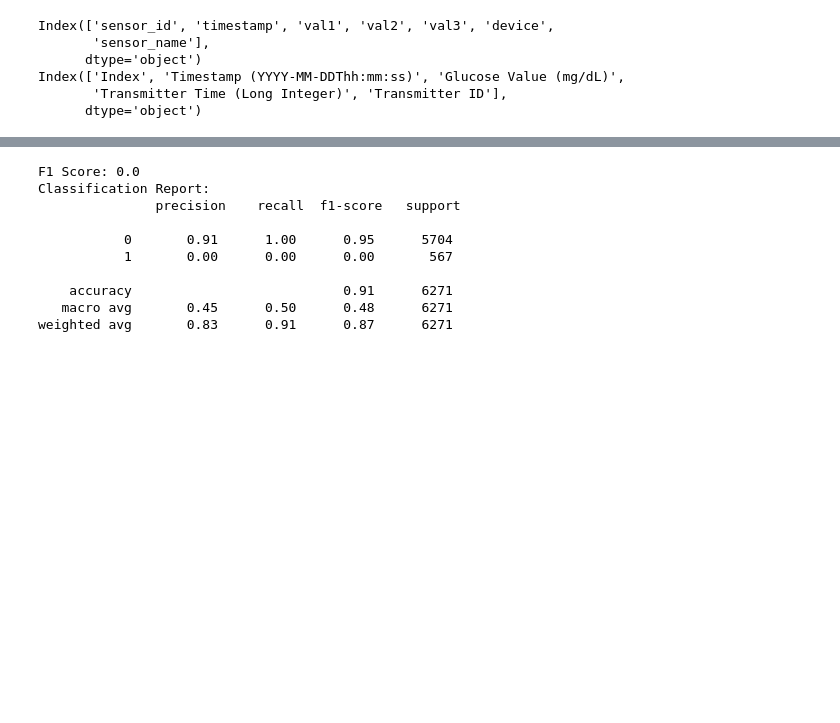
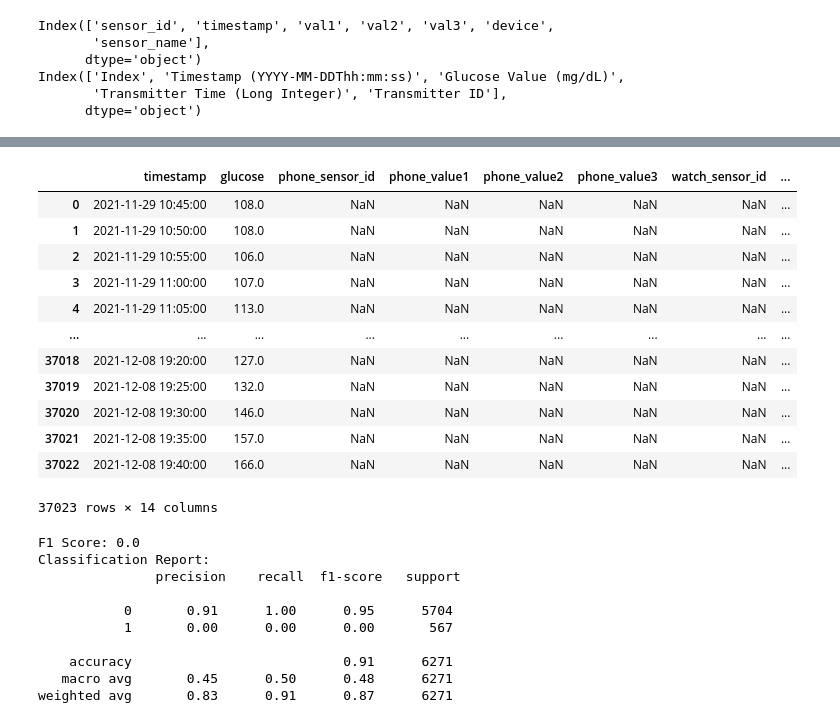
Before and after one commit to willsonr8/CAP4770-Project, a Jupyter notebook: Notebook.ipynb, the cells around one changed output, grey strips where cells are left out. Saved outputs shown, nothing was run; the diff lists cells and outputs as text; code cells hidden in the pictures; blank space fills up the shorter version.

```diff
--- a/Notebook.ipynb
+++ b/Notebook.ipynb
@@ -64,7 +189,6 @@ def proc_sensors(path, device_label):
 # %%
 patient_dfs = {}
 # %%
-patient_folder = Path("Datasets/glucdict-1/Glucdict Dataset")
 for user_dir in patient_folder.iterdir():
     if not user_dir.is_dir():
         continue
@@ -326,3 +460,19 @@ Error processing User7: Passed header=1 but only 1 lines in file
+# %%
+final_df
+# %% [output]
+|  | timestamp | glucose | phone_sensor_id | phone_value1 | phone_value2 | phone_value3 | watch_sensor_id | ... |
+| 0 | 2021-11-29 10:45:00 | 108.0 | NaN | NaN | NaN | NaN | NaN | ... |
+| 1 | 2021-11-29 10:50:00 | 108.0 | NaN | NaN | NaN | NaN | NaN | ... |
+| 2 | 2021-11-29 10:55:00 | 106.0 | NaN | NaN | NaN | NaN | NaN | ... |
+| 3 | 2021-11-29 11:00:00 | 107.0 | NaN | NaN | NaN | NaN | NaN | ... |
+| 4 | 2021-11-29 11:05:00 | 113.0 | NaN | NaN | NaN | NaN | NaN | ... |
+| ... | ... | ... | ... | ... | ... | ... | ... | ... |
+| 37018 | 2021-12-08 19:20:00 | 127.0 | NaN | NaN | NaN | NaN | NaN | ... |
+| 37019 | 2021-12-08 19:25:00 | 132.0 | NaN | NaN | NaN | NaN | NaN | ... |
+| 37020 | 2021-12-08 19:30:00 | 146.0 | NaN | NaN | NaN | NaN | NaN | ... |
+| 37021 | 2021-12-08 19:35:00 | 157.0 | NaN | NaN | NaN | NaN | NaN | ... |
+| 37022 | 2021-12-08 19:40:00 | 166.0 | NaN | NaN | NaN | NaN | NaN | ... |
+37023 rows × 14 columns
 # %%
 # We don't know which user is actually diabetic
 # For the sake of making progress we will assume it is User1
```
Also changed, not shown: parts of 14 cells of this notebook, 1 other file.
